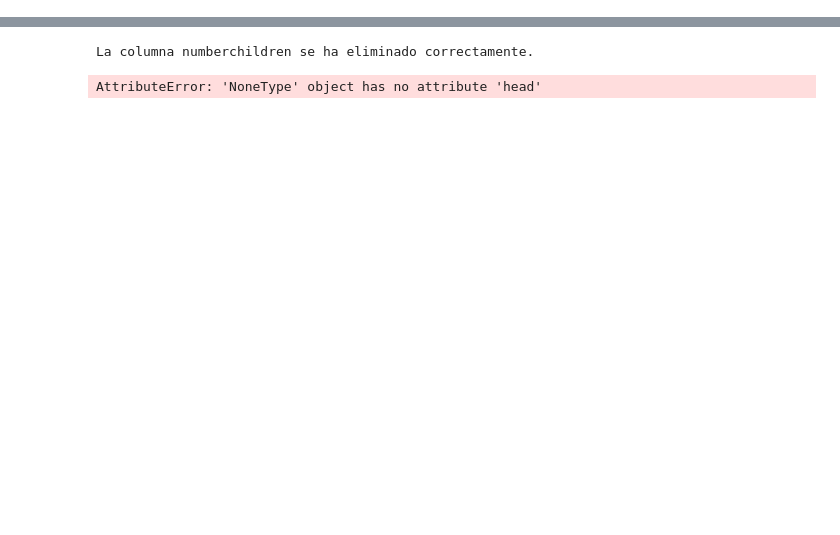
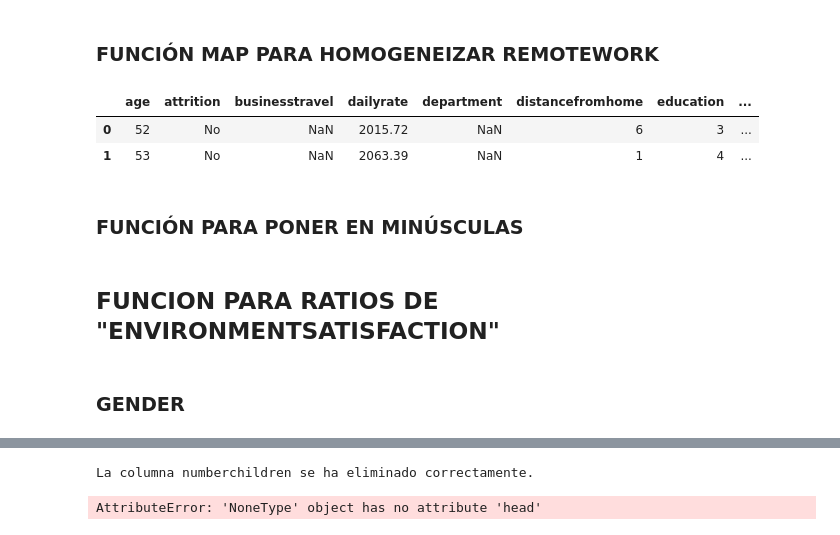
Before and after one commit to FiSaRaff/project-da-promo-k-modulo-3-team-2, a Jupyter notebook: limpieza_datos.ipynb, the cells around one changed output, grey strips where cells are left out. Drawn from its saved outputs; the diff is of its cells as text; code cells hidden in the pictures; blank space fills up the shorter version.

```diff
--- a/limpieza_datos.ipynb
+++ b/limpieza_datos.ipynb
@@ -28,3 +77,16 @@ def eliminar_columnas(df, nombre_columna):
     df_drop = df.drop(nombre_columna, axis=1, inplace=True) # hay que asignarle una variable para que lo guarde. Comprobado que funciona, cambiamos el inplace por True.
     print(f'La columna {nombre_columna} se ha eliminado correctamente.')
     return df_drop.head(1)
+# %% [markdown]
+### FUNCIÓN MAP PARA HOMOGENEIZAR REMOTEWORK
+# %%
+diccionario_remote = {"1": "Yes", "0": "No", "Yes": "Yes", "True": "Yes", "False": "No"}
+df_clean["remotework"] = df_clean["remotework"].map(diccionario_remote)
+
+df_clean.head(2)
+# %% [output]
+|  | age | attrition | businesstravel | dailyrate | department | distancefromhome | education | ... |
+| 0 | 52 | No | NaN | 2015.72 | NaN | 6 | 3 | ... |
+| 1 | 53 | No | NaN | 2063.39 | NaN | 1 | 4 | ... |
+# %% [markdown]
+### FUNCIÓN PARA PONER EN MINÚSCULAS
@@ -30,0 +103,2 @@ def eliminar_columnas(df, nombre_columna):
+# %% [markdown]
+## FUNCION PARA RATIOS DE "ENVIRONMENTSATISFACTION"
@@ -30,0 +117,2 @@ def eliminar_columnas(df, nombre_columna):
+# %% [markdown]
+### GENDER
```
Also changed, not shown: parts of 15 cells of this notebook, 1 other file.
